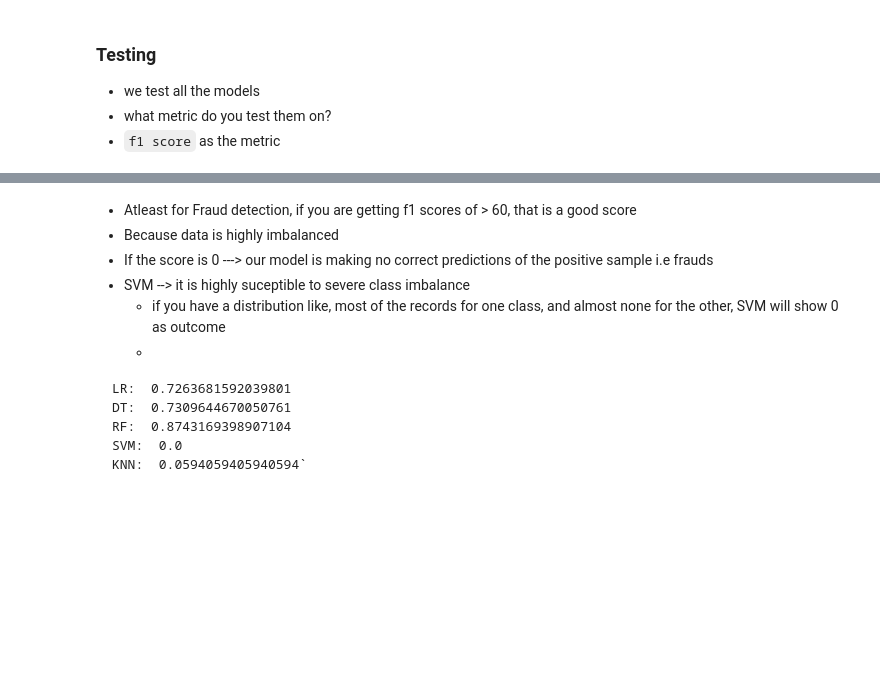
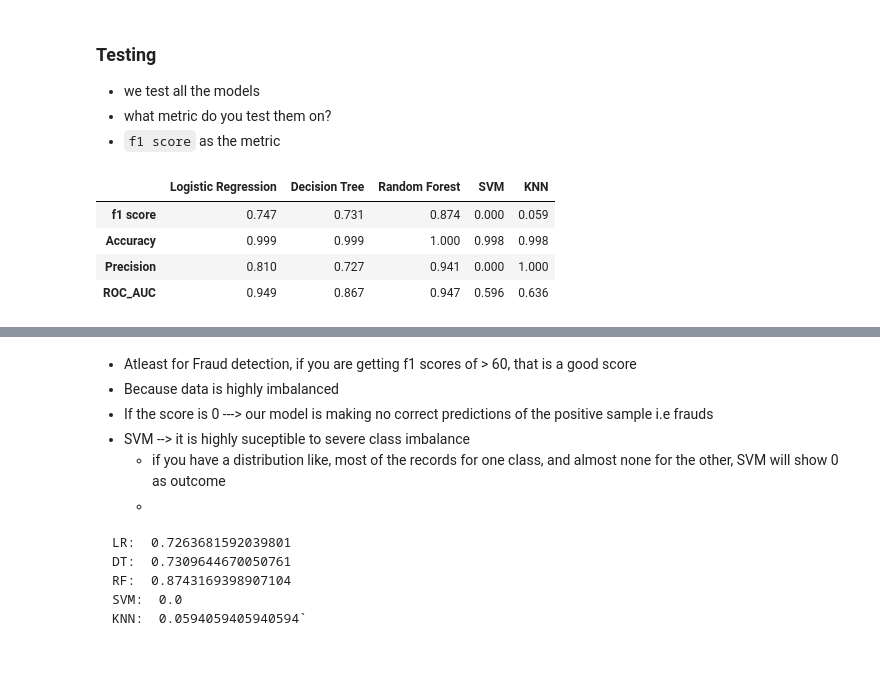
Before and after one commit to devidrees/AIML-nexperts3, a Jupyter notebook: Day 20 - ML models Evaluation and Performance Improvement/creditCard Fraud MLG dataset .ipynb, the cells around one changed output, grey strips where cells are left out. Drawn from its saved outputs; the diff is of its cells as text; code cells hidden in the pictures; blank space fills up the shorter version.

```diff
--- a/Day 20 - ML models Evaluation and Performance Improvement/creditCard Fraud MLG dataset .ipynb
+++ b/Day 20 - ML models Evaluation and Performance Improvement/creditCard Fraud MLG dataset .ipynb
@@ -149,5 +148,12 @@ for name, model in models.items():
         "ROC_AUC" : roc_auc_score(y_test, probs)
     }
 # %%
-results_df = pd.DataFrame(results) #.sort_values(by="f1 score")
+results_df = pd.DataFrame(results)#.sort_values(by="f1 score")
+results_df.round(3)
+# %% [output]
+|  | Logistic Regression | Decision Tree | Random Forest | SVM | KNN |
+| f1 score | 0.747 | 0.731 | 0.874 | 0.000 | 0.059 |
+| Accuracy | 0.999 | 0.999 | 1.000 | 0.998 | 0.998 |
+| Precision | 0.810 | 0.727 | 0.941 | 0.000 | 1.000 |
+| ROC_AUC | 0.949 | 0.867 | 0.947 | 0.596 | 0.636 |
 # %%
```
Also changed, not shown: parts of 21 cells of this notebook.
